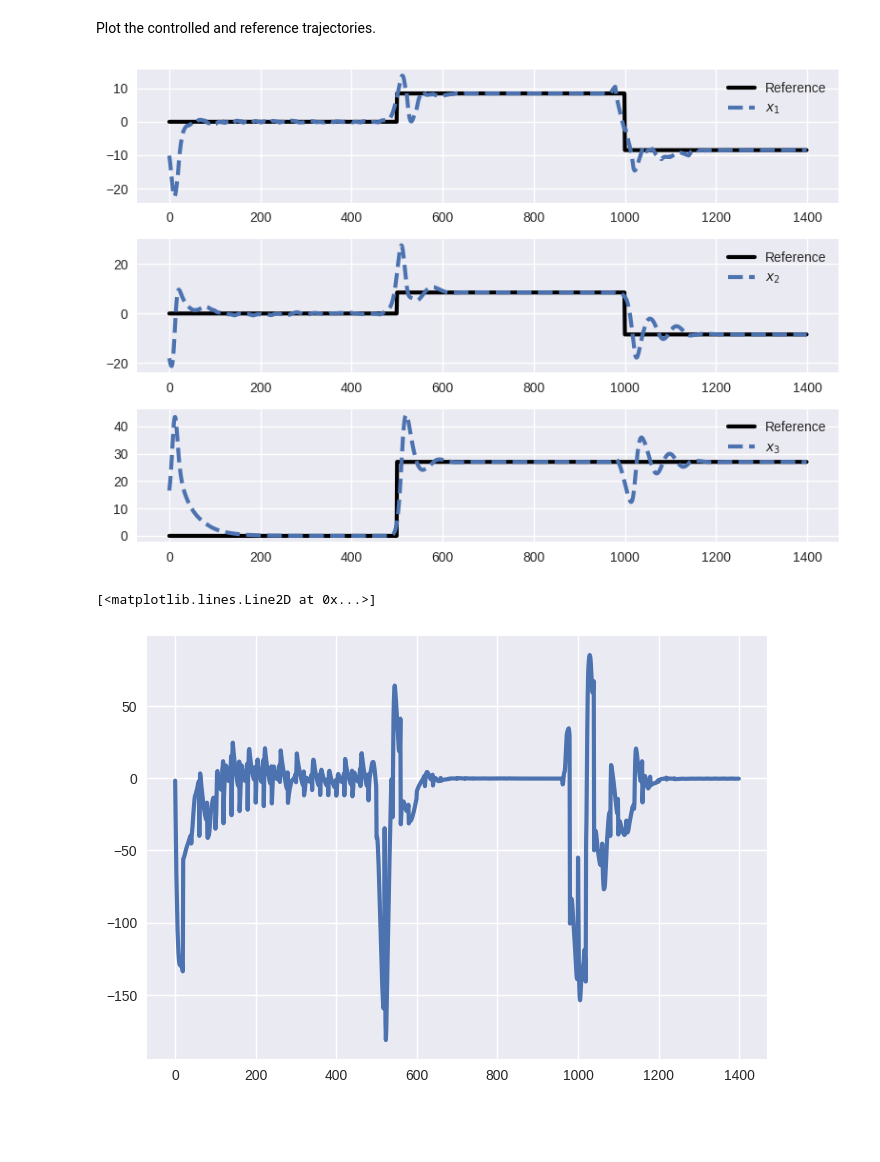
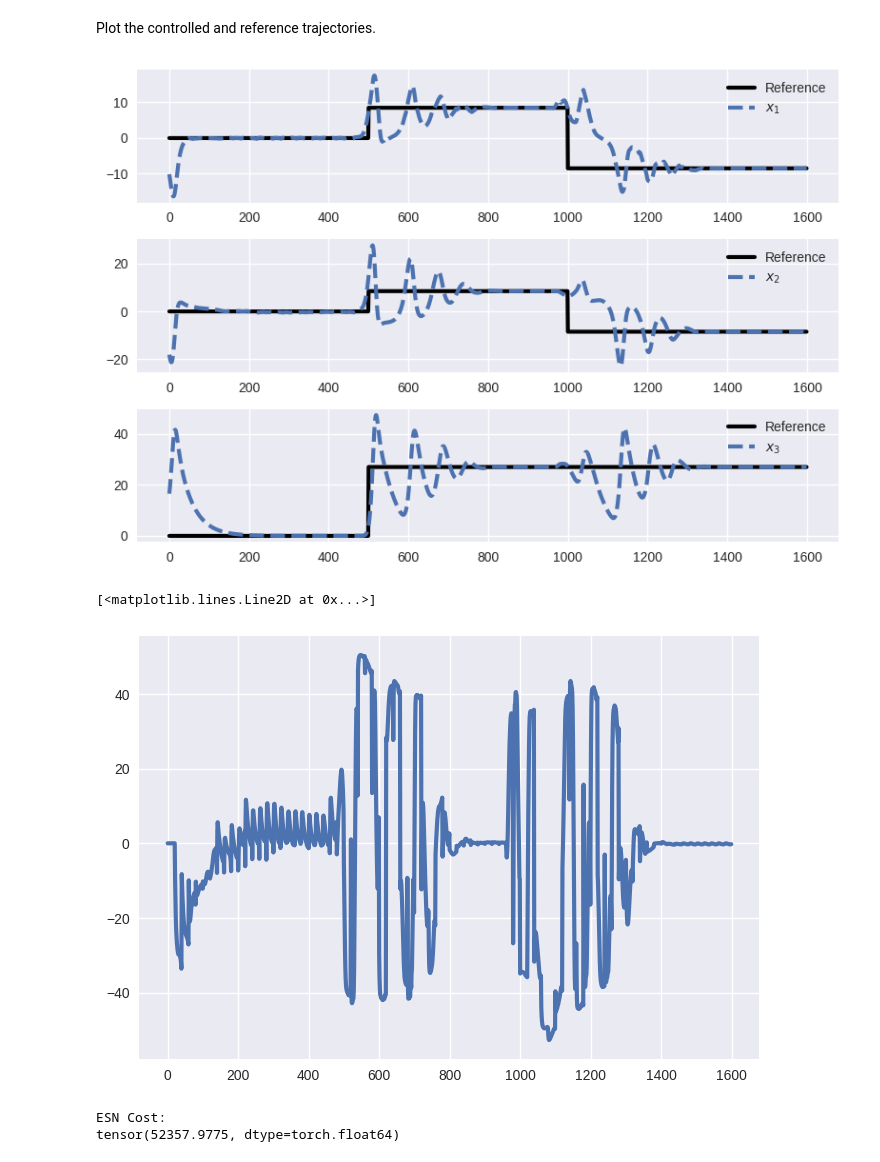
Before and after one commit to Jan-Williams/RNNmpc, a Jupyter notebook: scripts/ExampleNotebooks/LorenzControl.ipynb, the cells around one changed output. Cells and saved outputs as stored; diff of their text form; code cells hidden in the pictures; blank space fills up the shorter version.

```diff
--- a/scripts/ExampleNotebooks/LorenzControl.ipynb
+++ b/scripts/ExampleNotebooks/LorenzControl.ipynb
@@ -65,7 +65,7 @@ ref_traj2[2] = 27
 
 ref_traj_scaled2 = torch.tensor(sensor_scaler.transform(ref_traj2.T).T)
 
-ref_traj3 = np.zeros((3, 500))
+ref_traj3 = np.zeros((3, 700))
 ref_traj3[0] = -np.sqrt(72)
 ref_traj3[1] = -np.sqrt(72)
 ref_traj3[2] = 27
@@ -77,7 +77,7 @@ ref_traj = np.hstack((ref_traj1, ref_traj2, ref_traj3))
 # %% [markdown]
 Instantiate controller and control parameters.
 # %%
-controller = MPController(forecaster=esn, dev=100, u_1=5, u_2=20)
+controller = MPController(forecaster=esn, dev=100, u_1=1, u_2=20)
 control_horizon = 20
 forecast_horizon = 50
 # %% [markdown]
@@ -92,7 +92,7 @@ U_list = torch.zeros((1,0))
 S_list = torch.zeros((3,0))
 U_list_scaled = torch.zeros((1,0))
 S_list_scaled = torch.zeros((3,0))
-for t_step in range(1400):
+for t_step in range(1600):
     if t_step % 100 == 0:
         print(t_step)
     if t_step % control_horizon == 0:
@@ -108,7 +108,8 @@ for t_step in range(1400):
         U_act_scaled = controller.compute_act(U=U_act_scaled,
                                               ref_vals=ref_traj_scaled[:,t_step:t_step+forecast_horizon],
                                               s_k=s_k_scaled, U_last=U_act_scaled[:,control_horizon:control_horizon+1].clone(),
-                                              r_k=r_k).clone()
+                                              r_k=r_k,
+                                              bounds=(0,1)).clone()
         control_step = 0
 
     u_k_scaled = U_act_scaled[:, control_step:control_step+1]
@@ -159,27 +162,39 @@ Plot the controlled and reference trajectories.
 # %%
 fig, ax = plt.subplots(3)
 
 
-ax[0].plot(ref_traj[0][:1400], c='k', linewidth=3, label='Reference')
+ax[0].plot(ref_traj[0][:1600], c='k', linewidth=3, label='Reference')
 ax[0].plot(S_list[0], '--', linewidth=3, label='$x_1$')
 ax[0].legend()
 
 
-ax[1].plot(ref_traj[1][:1400], c='k', linewidth=3, label='Reference')
+ax[1].plot(ref_traj[1][:1600], c='k', linewidth=3, label='Reference')
 ax[1].plot(S_list[1], '--', linewidth=3, label='$x_2$')
 ax[1].legend()
 
-ax[2].plot(ref_traj[2][:1400], c='k', linewidth=3, label='Reference')
+ax[2].plot(ref_traj[2][:1600], c='k', linewidth=3, label='Reference')
 ax[2].plot(S_list[2], '--', linewidth=3, label='$x_3$')
 ax[2].legend()
 
 plt.tight_layout()
 plt.show()
 # %% [output]
-[figure, old version]
+[figure, new version]
 # %%
 fig, ax = plt.subplots()
 plt.plot(U_list[0], linewidth=3)
 # %% [output]
 [<matplotlib.lines.Line2D at 0x...>]
-[figure, old version]
+[figure, new version]
+# %%
+dev=100
+u_1=5
+u_2=20
+cost = dev * torch.linalg.norm(S_list - ref_traj[:,:1600])
+cost += u_1 * torch.linalg.norm(U_list)
+cost += u_2 * torch.linalg.norm(torch.diff(U_list))
+print('ESN Cost: ')
+print(cost)
+# %% [output]
+ESN Cost:
+tensor(52357.9775, dtype=torch.float64)
```
Also changed, not shown: parts of 2 cells of this notebook, 1 other file.
